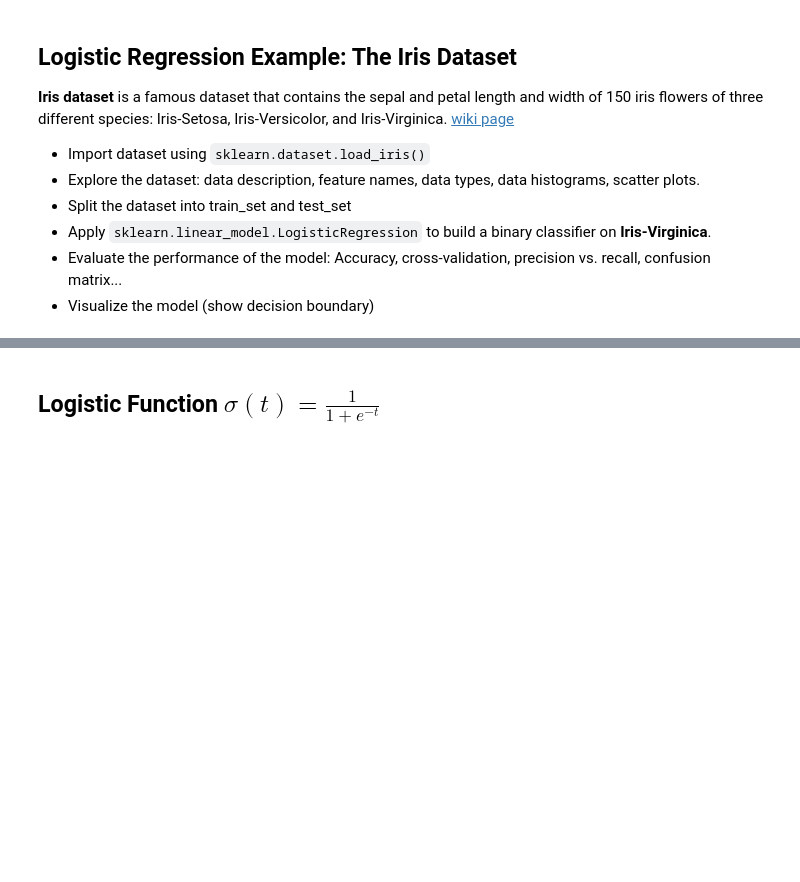
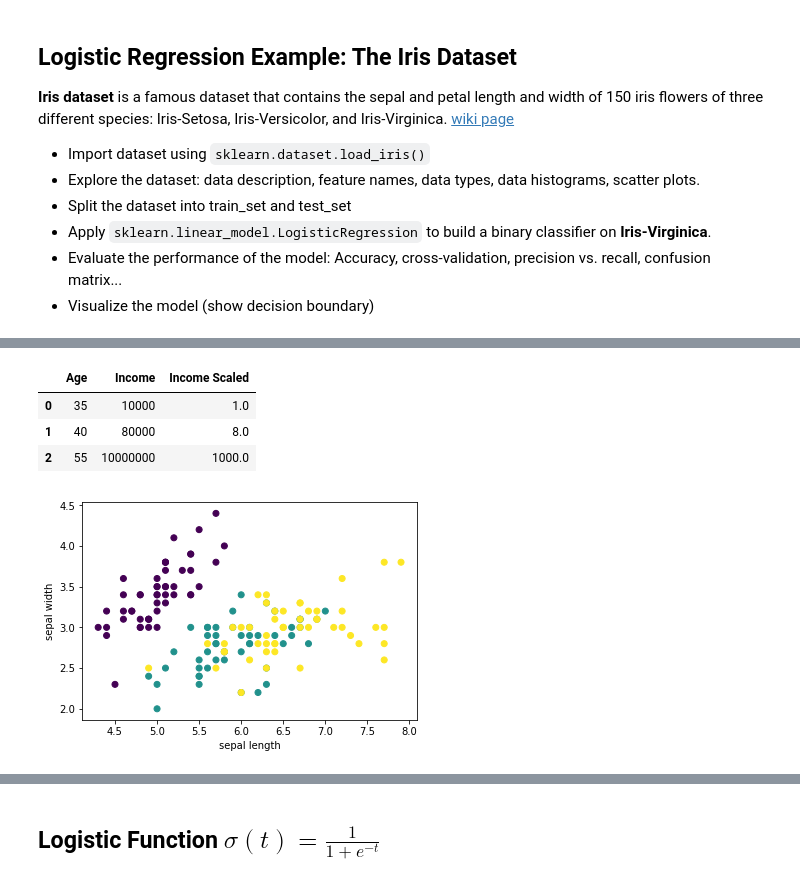
Before and after one commit to asgharm1999/Machine-Learning, a Jupyter notebook: Week 7.ipynb, the cells around one changed output, grey strips where cells are left out. Cells and saved outputs as stored; diff of their text form; code cells hidden in the pictures; blank space fills up the shorter version.

```diff
--- a/Week 7.ipynb
+++ b/Week 7.ipynb
@@ -63,0 +104,4 @@ iris.keys()
+# %%
+# Convert the data into a data frame
+iris_df = pd.DataFrame(data=iris['data'], columns=iris['feature_names'])
+iris_df.head()
@@ -63,0 +115,5 @@ iris.keys()
+# %%
+# Add the target class
+# print(iris['target'])
+iris_df['target'] = iris['target']
+iris_df.head()
@@ -63,0 +152,29 @@ iris.keys()
+# %%
+# Unbalanced data
+df = pd.DataFrame()
+# df['Income'] = np.array([[10000],
+#                          [80000],
+#                          [1000000000]])
+# df['age'] = np.array([
+#     [35],
+#     [40],
+#     [45]
+# ])
+df['Age'] = [35, 40, 55]
+df['Income'] = [10000, 80000, 10000000]
+df['Income Scaled'] = df['Income'] / 10000
+df.head()
+# %% [output]
+|  | Age | Income | Income Scaled |
+| 0 | 35 | 10000 | 1.0 |
+| 1 | 40 | 80000 | 8.0 |
+| 2 | 55 | 10000000 | 1000.0 |
+# %%
+# Draw scatter plots.
+# scatter plot: sepal length vs. sepal width
+plt.scatter(iris_df.iloc[:, 0], iris_df.iloc[:, 1], c=iris_df['target'])
+plt.xlabel("sepal length")
+plt.ylabel("sepal width")
+plt.show()
+# %% [output]
+[figure, added]
```
Also changed, not shown: parts of 26 cells of this notebook.
